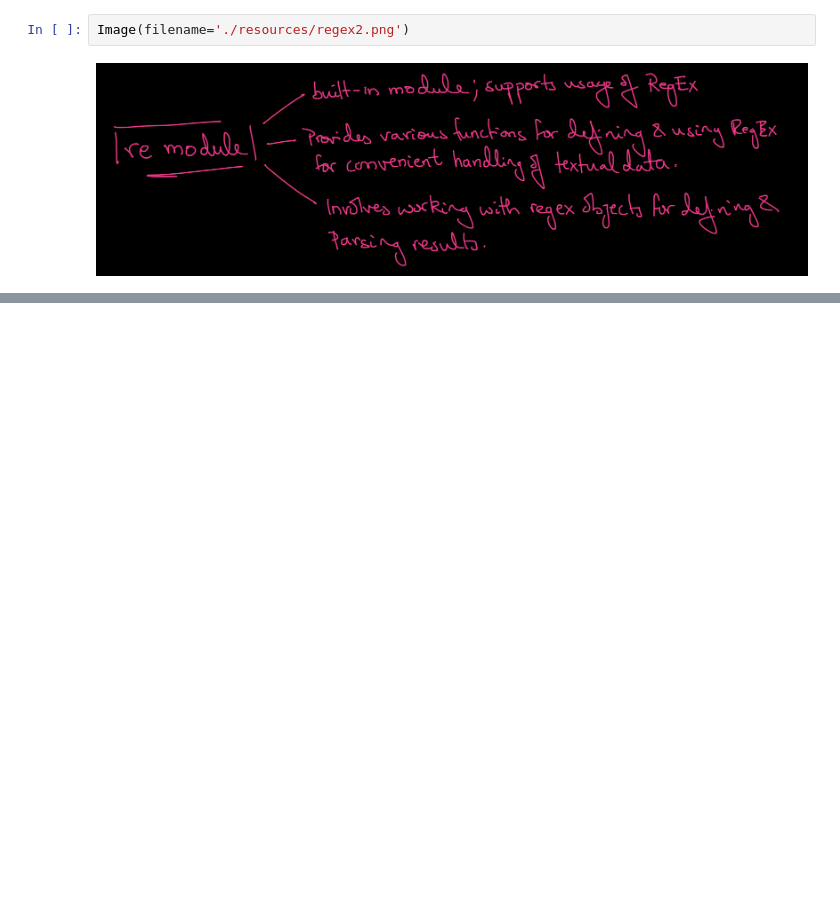
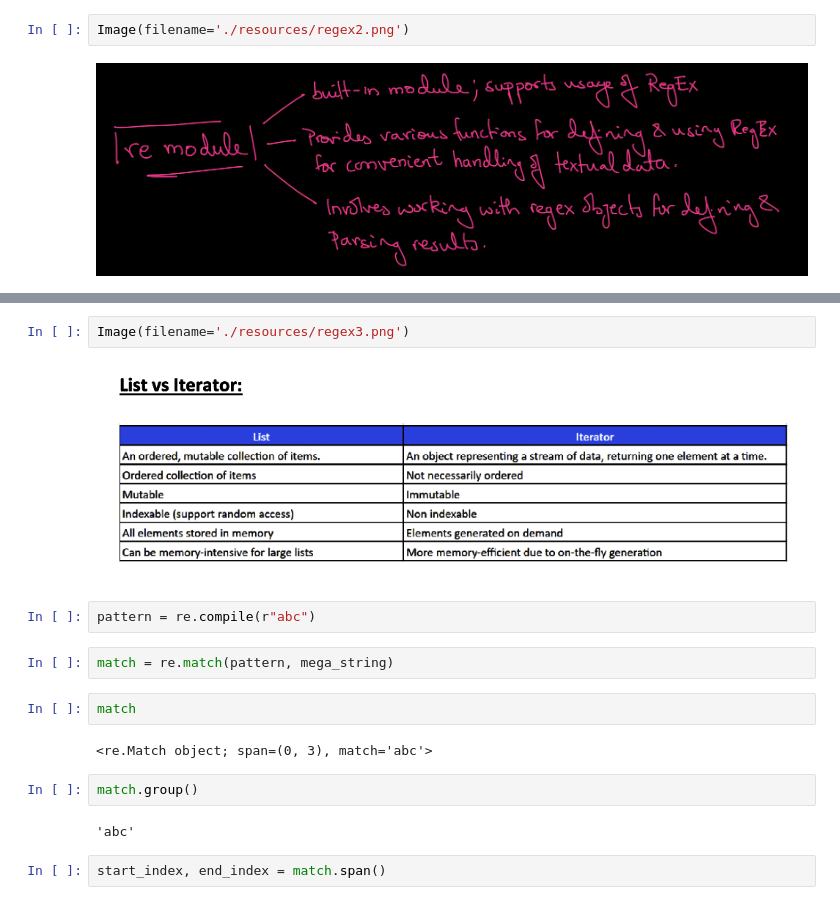
Before and after one commit to A-C-Sai/working-with-data, a Jupyter notebook: Python/regex.ipynb, the cells around one changed output, grey strips where cells are left out. Saved outputs shown, nothing was run; the diff lists cells and outputs as text; blank space fills up the shorter version.

```diff
--- a/Python/regex.ipynb
+++ b/Python/regex.ipynb
@@ -10,0 +72,18 @@ Image(filename='./resources/regex2.png')
+# %%
+Image(filename='./resources/regex3.png')
+# %% [output]
+[figure, added]
+# %%
+pattern = re.compile(r"abc")
+# %%
+match = re.match(pattern, mega_string)
+# %%
+match
+# %% [output]
+<re.Match object; span=(0, 3), match='abc'>
+# %%
+match.group()
+# %% [output]
+'abc'
+# %%
+start_index, end_index = match.span()
```
Also changed, not shown: parts of 78 cells of this notebook, 1 other file.
